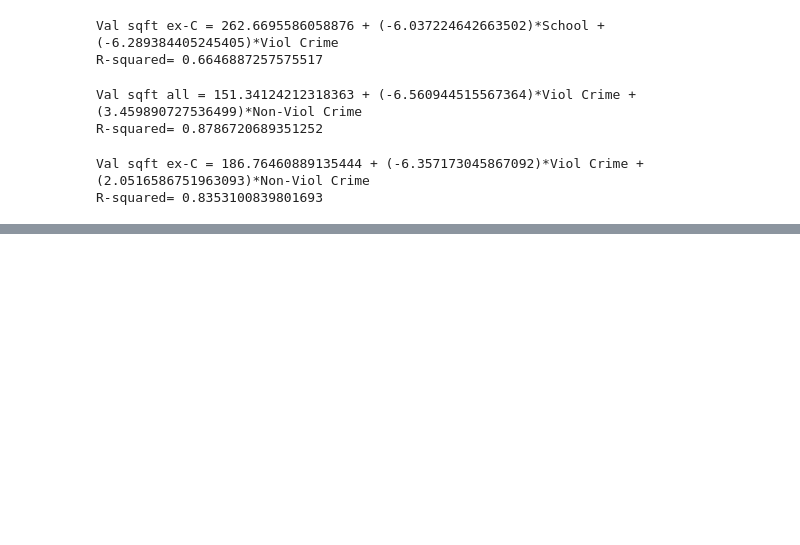
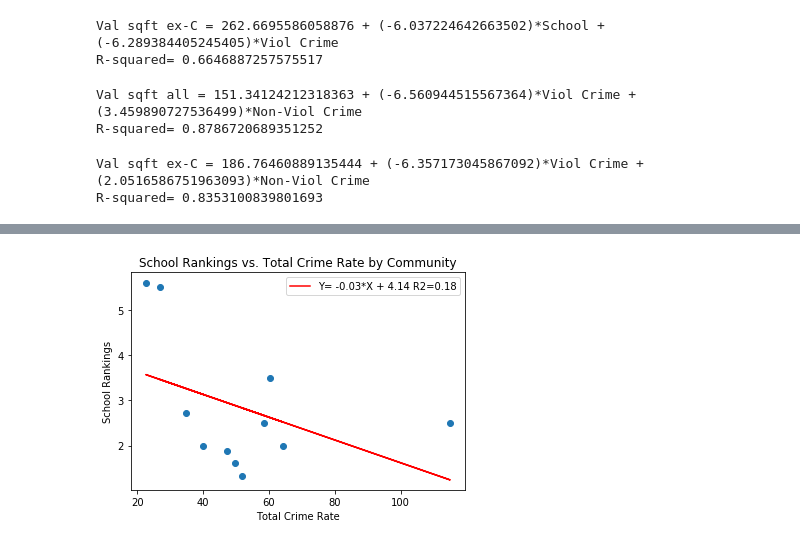
Before and after one commit to abartczak/Crime_Housing_Schools_Correlation, a Jupyter notebook: Housing Data/TEAM12_multivariate_analytics.ipynb, the cells around one changed output, grey strips where cells are left out. Drawn from its saved outputs; the diff is of its cells as text; code cells hidden in the pictures; blank space fills up the shorter version.

```diff
--- a/Housing Data/TEAM12_multivariate_analytics.ipynb
+++ b/Housing Data/TEAM12_multivariate_analytics.ipynb
@@ -234,0 +294,21 @@ R-squared= 0.8353100839801693
+# %%
+ax1=[]
+ax2=[]
+plotx = msp_home_educ_crime_summ_df['Total Crime Rate']
+ploty = msp_home_educ_crime_summ_df['School Ranking']
+
+#Do scatter plot, titel, and labels
+ax1=plt.scatter(plotx, ploty)
+ax1=plt.title('School Rankings vs. Total Crime Rate by Community')
+ax1=plt.xlabel('Total Crime Rate')
+ax1=plt.ylabel('School Rankings')
+
+
+#Perform linear regression and r2 and plot
+slope, intercept, rvalue, pvalue, stderr = st.linregress(plotx,ploty)
+r_squared = rvalue**2
+ax2=plt.plot(plotx, plotx*slope+intercept, color='red', label= 'Y= '+str(round(slope,2))+'*X + '+str(round(intercept,2))+' R2='+str(round(r_squared,2)))
+#Use legend to show the linear regression equation and R2 value
+ax2=plt.legend()
+# %% [output]
+[figure, added]
```
Also changed, not shown: parts of 5 cells of this notebook, 22 other files.
